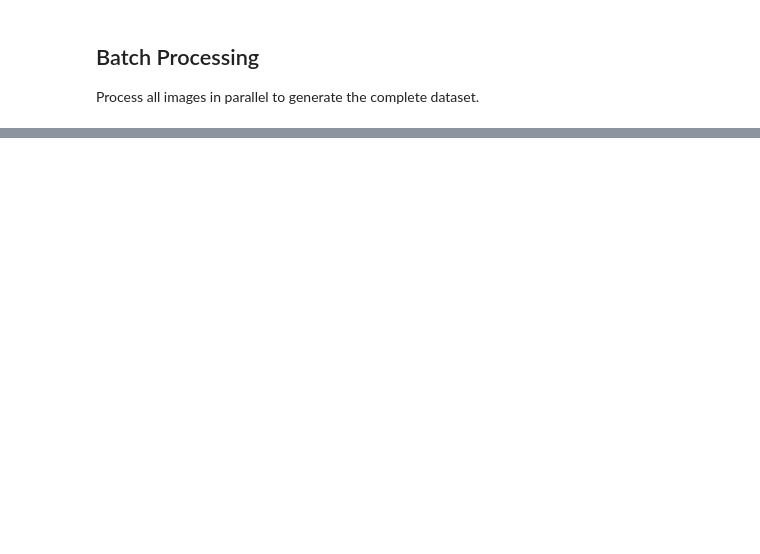
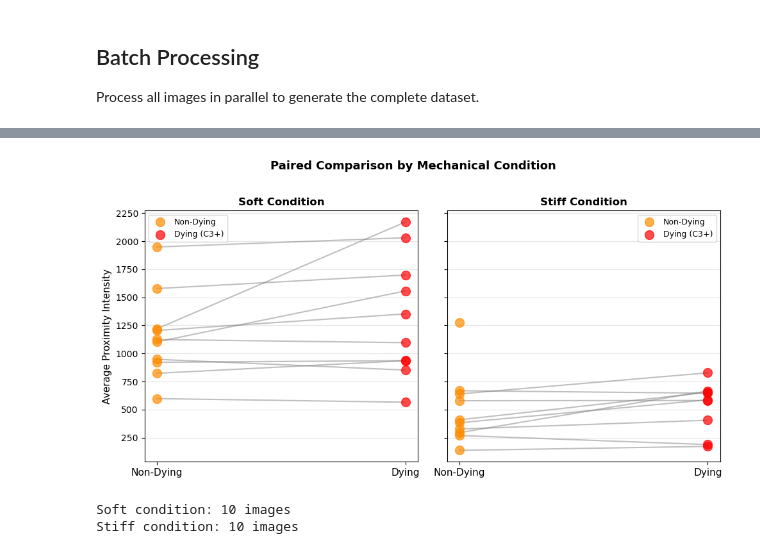
Before and after one commit to isobelth/image_quantification, a Jupyter notebook: Apoptosis_Analysis/c3_inntegrin_proximity_analysis.ipynb, the cells around one changed output, grey strips where cells are left out. Cells and saved outputs as stored; diff of their text form; code cells hidden in the pictures; blank space fills up the shorter version.

```diff
--- a/Apoptosis_Analysis/c3_inntegrin_proximity_analysis.ipynb
+++ b/Apoptosis_Analysis/c3_inntegrin_proximity_analysis.ipynb
@@ -535,0 +665,64 @@ print(f"Total C3-positive cells detected: {results_df[results_df['label'] != 'no
+# %%
+# Create paired plots separated by condition (soft vs stiff)
+# First, add condition information to the avg_pivot dataframe
+avg_pivot_with_condition = avg_pivot.copy()
+avg_pivot_with_condition['condition'] = avg_pivot_with_condition['filename'].apply(
+    lambda x: 'soft' if 'soft' in x else ('stiff' if 'stiff' in x else 'other')
+)
+
+# Filter for soft and stiff conditions
+soft_data = avg_pivot_with_condition[avg_pivot_with_condition['condition'] == 'soft']
+stiff_data = avg_pivot_with_condition[avg_pivot_with_condition['condition'] == 'stiff']
+
+# Create side-by-side plots
+fig, (ax1, ax2) = plt.subplots(1, 2, figsize=(10, 5), sharey=True)
+
+# SOFT condition plot
+soft_non_dying = soft_data['non_dying_avg'].values
+soft_dying = soft_data['dying_avg'].values
+
+ax1.scatter(np.zeros(len(soft_non_dying)), soft_non_dying,
+           s=100, color='darkorange', alpha=0.7, label='Non-Dying', zorder=3)
+ax1.scatter(np.ones(len(soft_dying)), soft_dying,
+           s=100, color='red', alpha=0.7, label='Dying (C3+)', zorder=3)
+
+for i in range(len(soft_non_dying)):
+    ax1.plot([0, 1], [soft_non_dying[i], soft_dying[i]],
+            'gray', alpha=0.5, linewidth=1.5, zorder=2)
+
+ax1.set_xticks([0, 1])
+ax1.set_xticklabels(['Non-Dying', 'Dying'], fontsize=11)
+ax1.set_ylabel('Average Proximity Intensity', fontsize=11)
+ax1.set_title('Soft Condition', fontsize=12, fontweight='bold')
+ax1.legend(loc='best', fontsize=9)
+ax1.grid(axis='y', alpha=0.3)
+
+# STIFF condition plot
+stiff_non_dying = stiff_data['non_dying_avg'].values
+stiff_dying = stiff_data['dying_avg'].values
+
+ax2.scatter(np.zeros(len(stiff_non_dying)), stiff_non_dying,
+           s=100, color='darkorange', alpha=0.7, label='Non-Dying', zorder=3)
+ax2.scatter(np.ones(len(stiff_dying)), stiff_dying,
+           s=100, color='red', alpha=0.7, label='Dying (C3+)', zorder=3)
+
+for i in range(len(stiff_non_dying)):
+    ax2.plot([0, 1], [stiff_non_dying[i], stiff_dying[i]],
+            'gray', alpha=0.5, linewidth=1.5, zorder=2)
+
+ax2.set_xticks([0, 1])
+ax2.set_xticklabels(['Non-Dying', 'Dying'], fontsize=11)
+ax2.set_title('Stiff Condition', fontsize=12, fontweight='bold')
+ax2.legend(loc='best', fontsize=9)
+ax2.grid(axis='y', alpha=0.3)
+
+plt.suptitle('Paired Comparison by Mechanical Condition', fontsize=13, fontweight='bold', y=1.02)
+plt.tight_layout()
+plt.show()
+
+print(f"Soft condition: {len(soft_data)} images")
+print(f"Stiff condition: {len(stiff_data)} images")
+# %% [output]
+[figure, added]
+Soft condition: 10 images
+Stiff condition: 10 images
```
Also changed, not shown: parts of 14 cells of this notebook.
